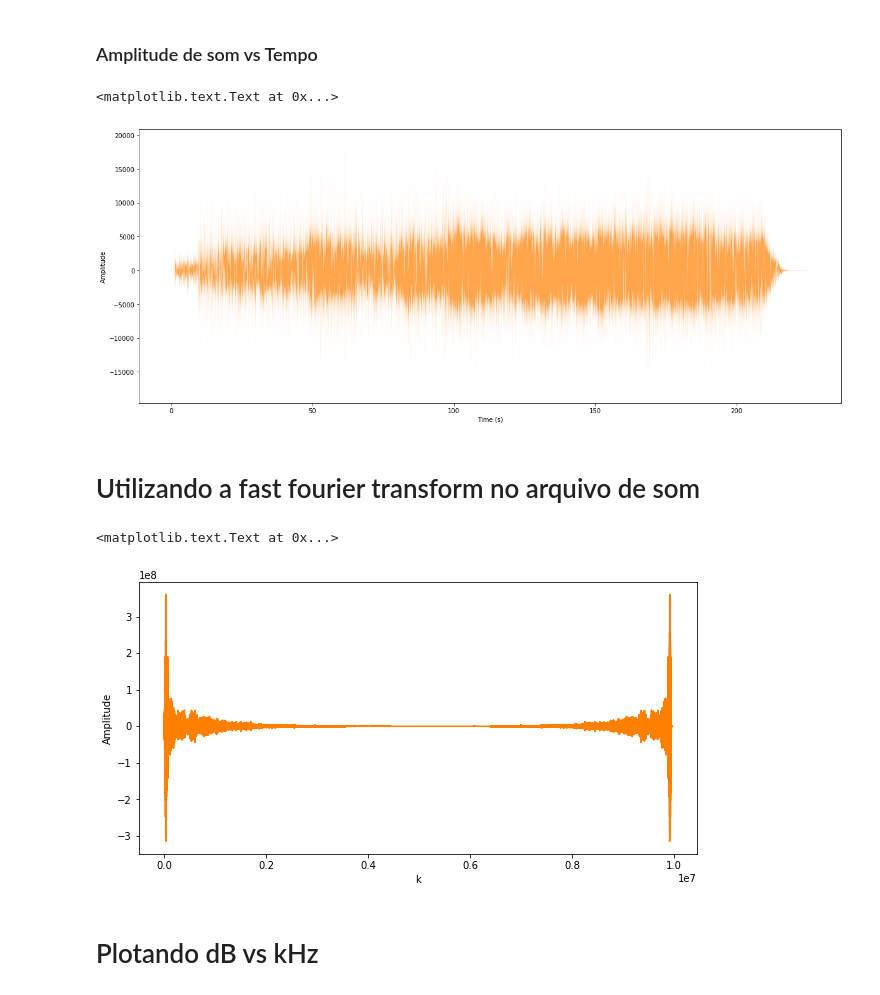
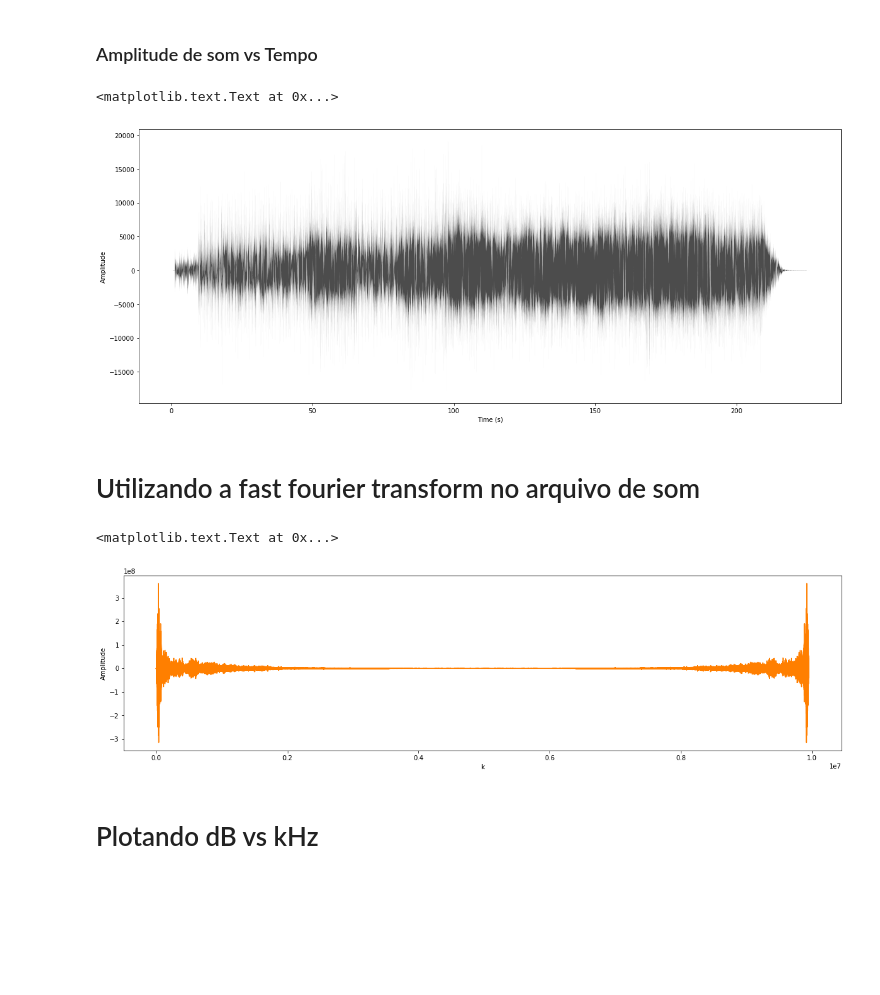
Before and after one commit to samuelpordeus/sinais, a Jupyter notebook: Sinais.ipynb, the cells around one changed output. Cells and saved outputs as stored; diff of their text form; code cells hidden in the pictures; blank space fills up the shorter version.

```diff
--- a/Sinais.ipynb
+++ b/Sinais.ipynb
@@ -50,26 +53,26 @@ time = np.arange(0, float(audData.shape[0]), 1) / rate
 
 #plot amplitude (or loudness) over time
 plt.figure(1, figsize=(20,8))
-plt.plot(time, channel1, linewidth=0.01, alpha=0.7, color='#ff7f00')
+plt.plot(time, channel1, linewidth=0.01, alpha=0.7, color='black')
 plt.xlabel('Time (s)')
 plt.ylabel('Amplitude')
 # %% [output]
 <matplotlib.text.Text at 0x...>
-[figure, old version]
+[figure, new version]
 # %% [markdown]
 # Utilizando a fast fourier transform no arquivo de som
 # %%
 from numpy import fft as fft
 
 fourier=fft.fft(channel1)
 
-plt.figure(1, figsize=(10,5))
+plt.figure(1, figsize=(20,5))
 plt.plot(fourier, color='#ff7f00')
 plt.xlabel('k')
 plt.ylabel('Amplitude')
 # %% [output]
 <matplotlib.text.Text at 0x...>
-[figure, old version]
+[figure, new version]
 # %% [markdown]
 # Plotando dB vs kHz
 # %%
```
Also changed, not shown: parts of 29 cells of this notebook, 13 other files.
